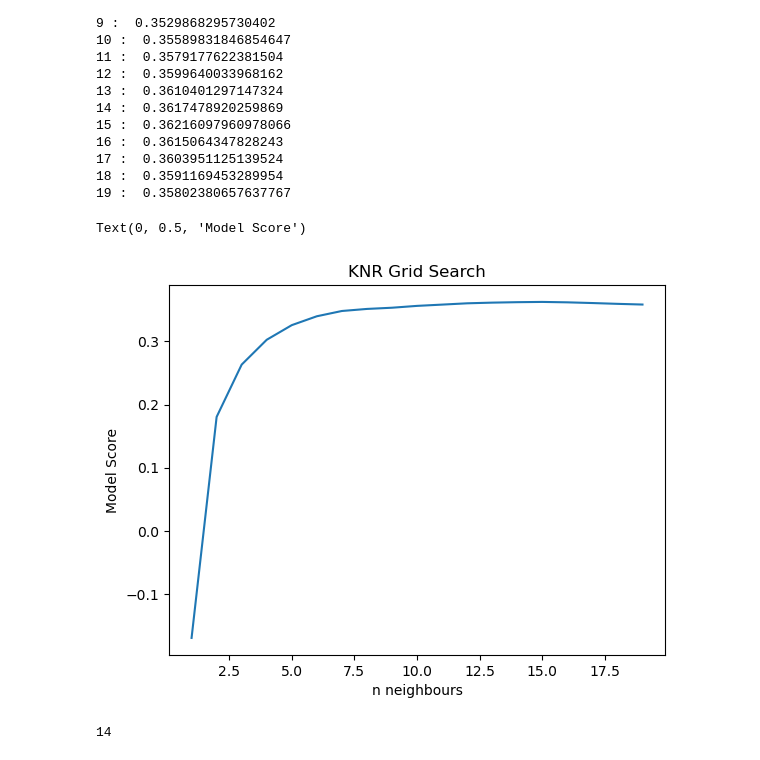
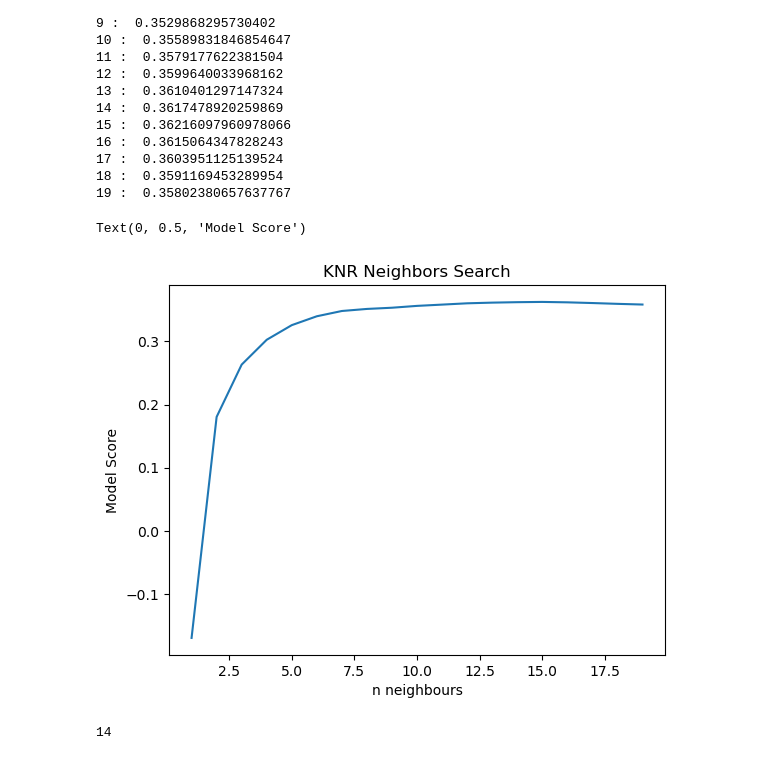
Before and after one commit to EricYangg/4AI3-Walmart-Forecast, a Jupyter notebook: KNR Model.ipynb, the cells around one changed output. Saved outputs shown, nothing was run; the diff lists cells and outputs as text; code cells hidden in the pictures.

```diff
--- a/KNR Model.ipynb
+++ b/KNR Model.ipynb
@@ -57,12 +57,12 @@ for i in range(len(nums)):
 19 :  0.35802380657637767
 # %%
 plt.plot(nums, scores)
-plt.title('KNR Grid Search')
+plt.title('KNR Neighbors Search')
 plt.xlabel('n neighbours')
 plt.ylabel('Model Score')
 # %% [output]
 Text(0, 0.5, 'Model Score')
-[figure, old version]
+[figure, new version]
 # %%
 np.argmax(scores)
 # %% [output]
```
Also changed, not shown: parts of 11 cells of this notebook, 4 other files.
